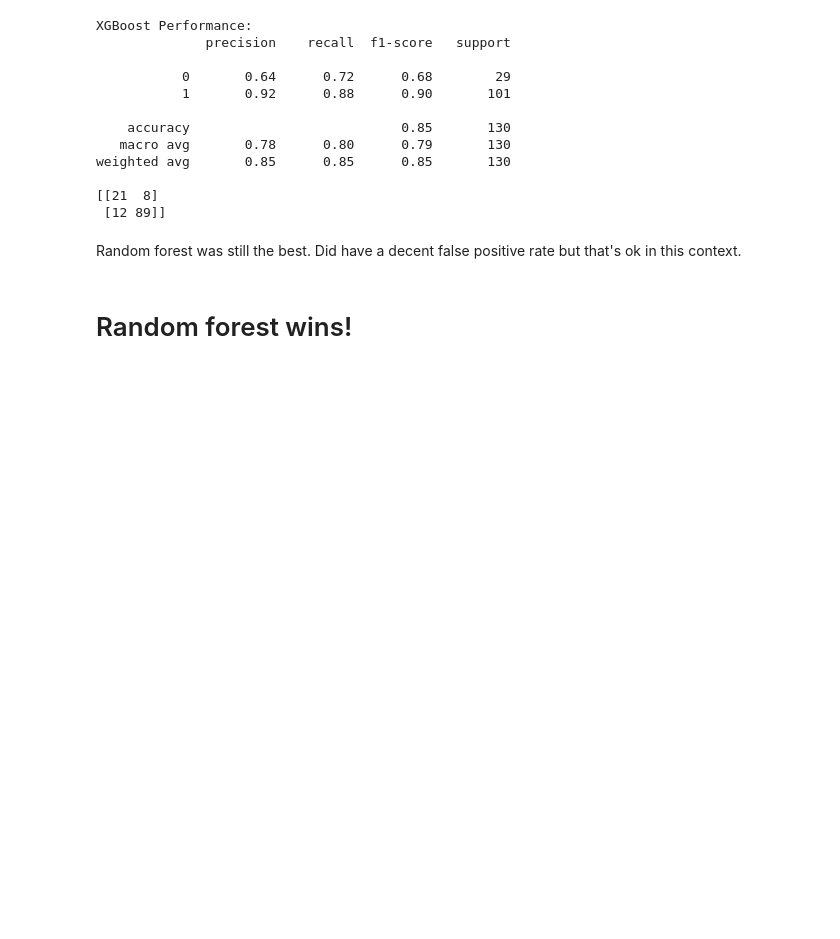
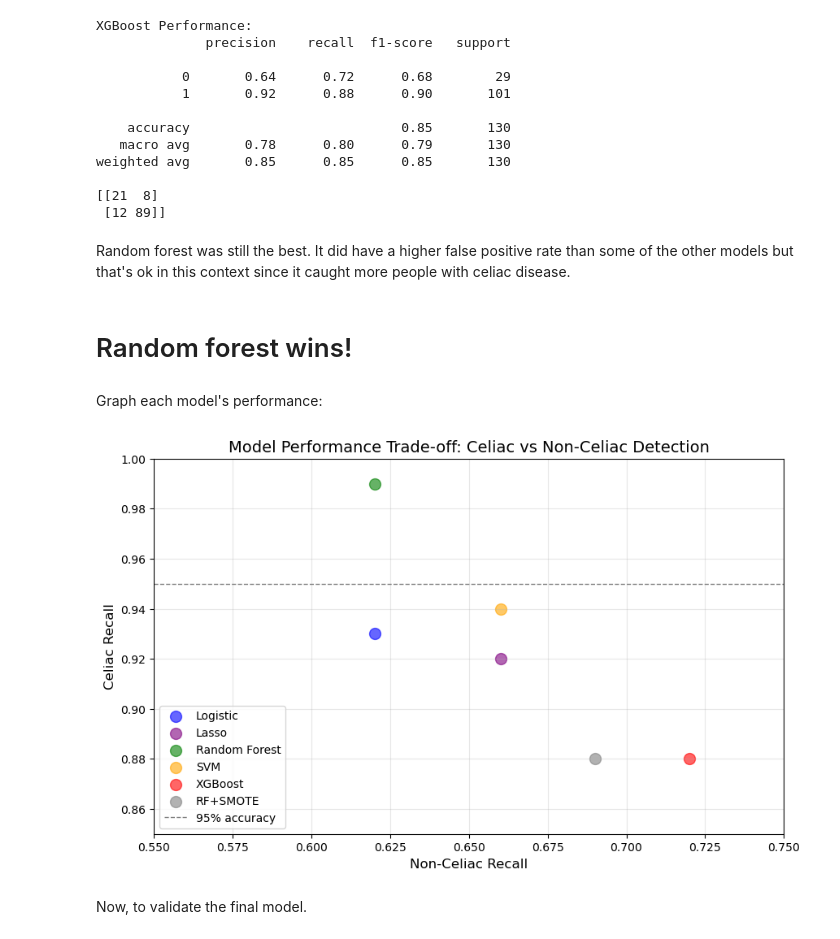
Before and after one commit to lmitch12/Math_Senior_Sem, a Jupyter notebook: finalWork.ipynb, the cells around one changed output. Drawn from its saved outputs; the diff is of its cells as text; code cells hidden in the pictures; blank space fills up the shorter version.

Commit message:
finalized notebook to be published, added requirements.txt

```diff
--- a/finalWork.ipynb
+++ b/finalWork.ipynb
@@ -892,6 +1055,36 @@ weighted avg       0.85      0.85      0.85       130
 [[21  8]
  [12 89]]
 # %% [markdown]
-Random forest was still the best. Did have a decent false positive rate but that's ok in this context.
+Random forest was still the best. It did have a higher false positive rate than some of the other models but that's ok in this context since it caught more people with celiac disease.
 # %% [markdown]
 # Random forest wins!
+# %% [markdown]
+Graph each model's performance:
+# %%
+import matplotlib.pyplot as plt
+
+models = ['Logistic', 'Lasso', 'Random Forest', 'SVM', 'XGBoost', 'RF+SMOTE']
+celiac_recall = [0.93, 0.92, 0.99, 0.94, 0.88, 0.88]
+non_celiac_recall = [0.62, 0.66, 0.62, 0.66, 0.72, 0.69]
+
+plt.figure(figsize=(10, 6))
+colors = ['blue', 'purple', 'green', 'orange', 'red', 'gray']
+sizes = [100, 100, 100, 100, 100, 100]
+
+for i, model in enumerate(models):
+    plt.scatter(non_celiac_recall[i], celiac_recall[i],
+                s=sizes[i], alpha=0.6, c=colors[i], label=model)
+
+plt.xlabel('Non-Celiac Recall', fontsize=12)
+plt.ylabel('Celiac Recall', fontsize=12)
+plt.title('Model Performance Trade-off: Celiac vs Non-Celiac Detection', fontsize=14)
+plt.axhline(y=0.95, color='gray', linestyle='--', linewidth=1, label='95% accuracy')
+plt.legend()
+plt.grid(True, alpha=0.3)
+plt.xlim([0.55, 0.75])
+plt.ylim([0.85, 1.0])
+plt.show()
+# %% [output]
+[figure, added]
+# %% [markdown]
+Now, to validate the final model.
```
Also changed, not shown: parts of 78 cells of this notebook, 3 other files.
